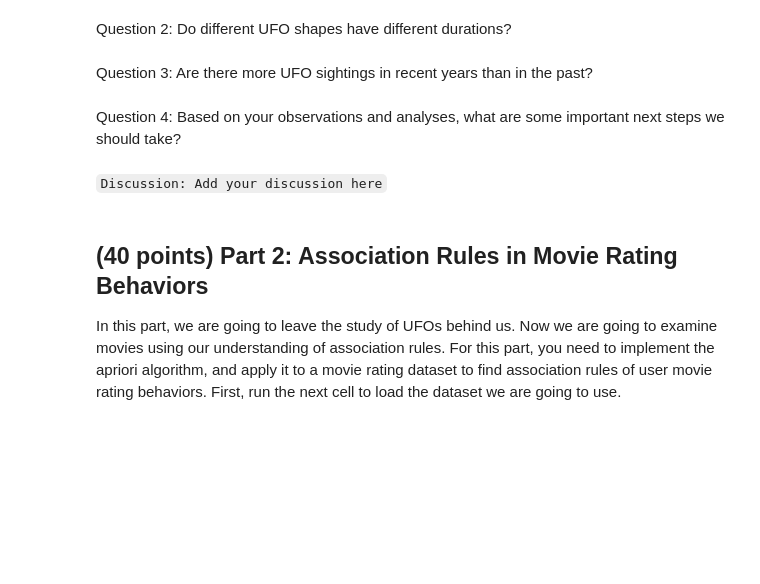
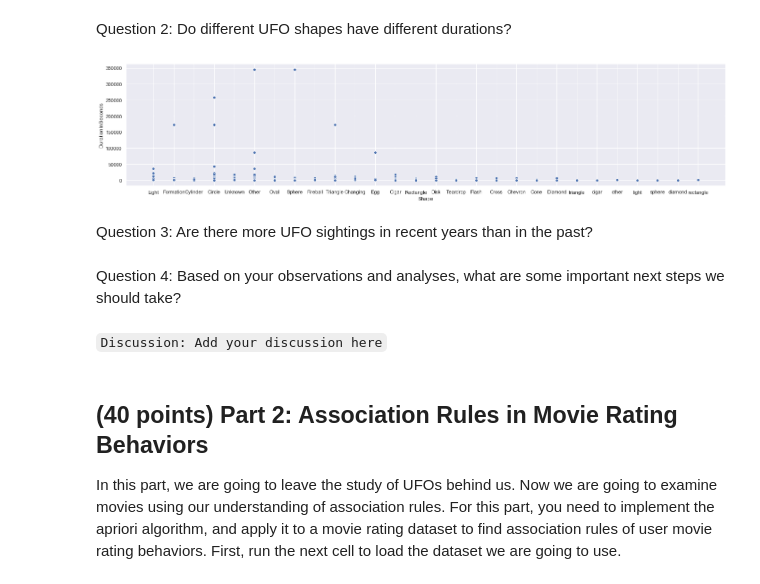
Before and after one commit to ShaoEnChen/TAMU-CSCE676-Data-Mining, a Jupyter notebook: hw1/homework1/homework_1.ipynb, the cells around one changed output. Cells and saved outputs as stored; diff of their text form; code cells hidden in the pictures; blank space fills up the shorter version.

```diff
--- a/hw1/homework1/homework_1.ipynb
+++ b/hw1/homework1/homework_1.ipynb
@@ -342,6 +357,14 @@ Question 2: Do different UFO shapes have different durations?
 # %%
 # your code here
 # create a plot of shapes/durations
+
+better_validated_by_durations = better_validated_by_durations.assign(DurationInSeconds=better_validated_duration_seconds)
+
+plt.subplots(figsize=(24,5))
+seaborn.scatterplot(x='Shape', y='DurationInSeconds', data=better_validated_by_durations)
+plt.show()
+# %% [output]
+[figure, added]
 # %% [markdown]
 Question 3: Are there more UFO sightings in recent years than in the past?
 # %%
```
Also changed, not shown: parts of 9 cells of this notebook.
